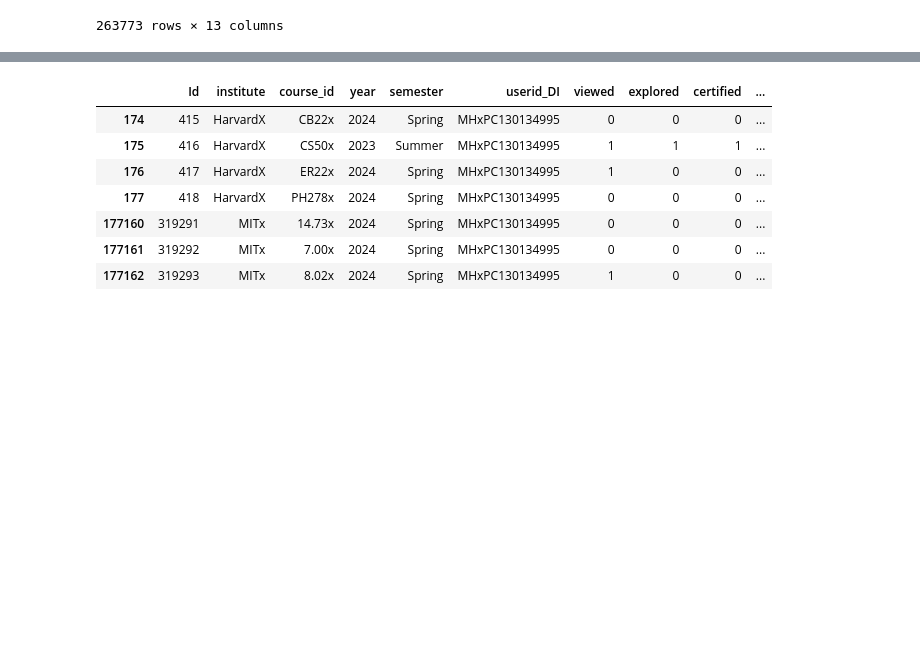
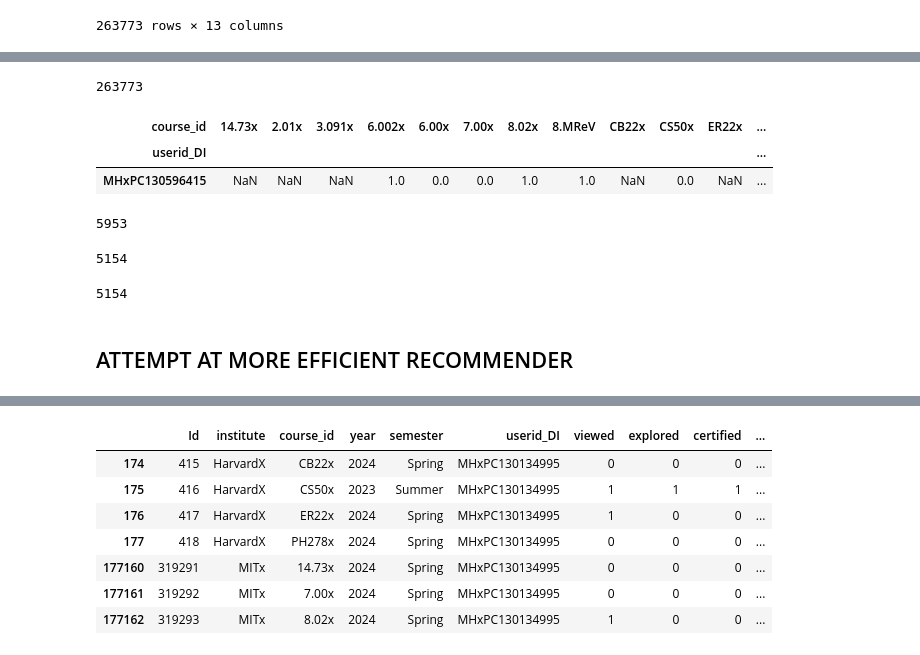
Before and after one commit to ainica/CM3070, a Jupyter notebook: CF02.ipynb, the cells around one changed output, grey strips where cells are left out. Drawn from its saved outputs; the diff is of its cells as text; code cells hidden in the pictures; blank space fills up the shorter version.

```diff
--- a/CF02.ipynb
+++ b/CF02.ipynb
@@ -1363,3 +1384,5 @@ pt
 | MHxPC130597674 | NaN | NaN | NaN | NaN | NaN | NaN | NaN | NaN | NaN | NaN | NaN | ... |
 | MHxPC130597675 | NaN | NaN | NaN | NaN | 0.0 | NaN | NaN | NaN | NaN | NaN | NaN | ... |
 263773 rows × 13 columns
+# %%
+pt["id"]=pt.index
@@ -1365,0 +1406,10 @@ pt
+# %%
+len(set(pt.id))  # no duplicates in original pt
+# %% [output]
+263773
+# %%
+pt[pt.index=="MHxPC130596415"]
+# %% [output]
+| course_id | 14.73x | 2.01x | 3.091x | 6.002x | 6.00x | 7.00x | 8.02x | 8.MReV | CB22x | CS50x | ER22x | ... |
+| userid_DI |  |  |  |  |  |  |  |  |  |  |  | ... |
+| MHxPC130596415 | NaN | NaN | NaN | 1.0 | 0.0 | 0.0 | 1.0 | 1.0 | NaN | 0.0 | NaN | ... |
@@ -1365,0 +1425,14 @@ pt
+# %%
+len(user_ids)
+# %% [output]
+5953
+# %%
+len(set(user_ids))
+# %% [output]
+5154
+# %%
+len(new_user_list)
+# %% [output]
+5154
+# %% [markdown]
+## ATTEMPT AT MORE EFFICIENT RECOMMENDER ##
```
Also changed, not shown: parts of 10 cells of this notebook.
